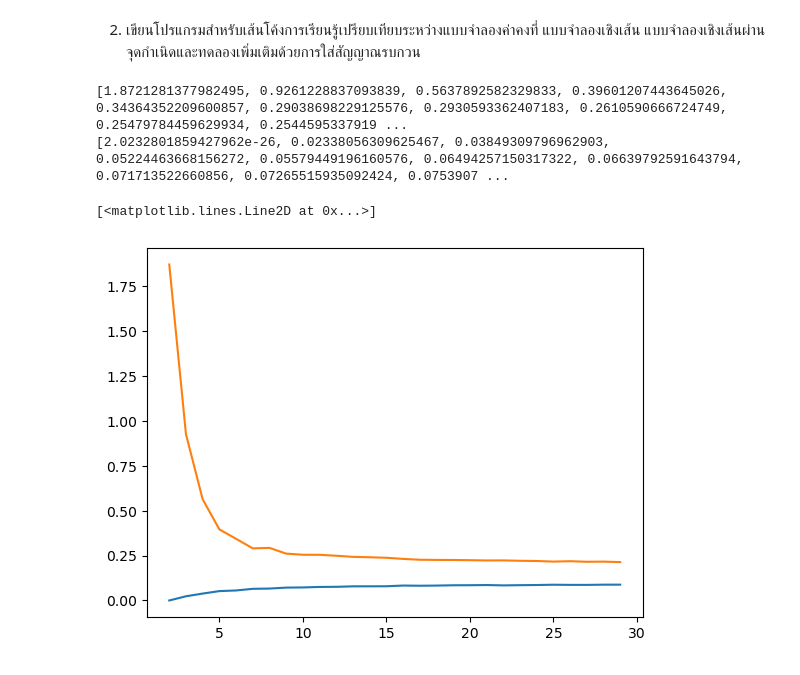
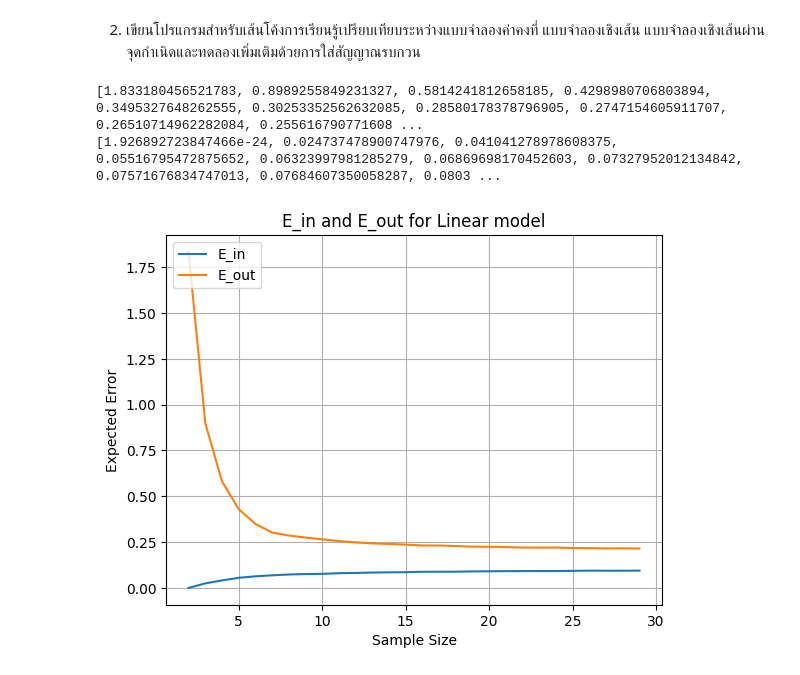
Before and after one commit to BestTP/Machine_Learning, a Jupyter notebook: Generalization.ipynb, the cells around one changed output. Cells and saved outputs as stored; diff of their text form; code cells hidden in the pictures.

Commit message:
Update Generalization.ipynb
add Through the og and linear

```diff
--- a/Generalization.ipynb
+++ b/Generalization.ipynb
@@ -677,7 +677,7 @@ for j in range(2,30):
     AllModel = []
     e_in = []
 
-    for i in range(500):
+    for i in range(2000):
         X = np.random.choice(z.ravel(), size=j, replace=False)
         X = np.array(X)
         X = X.reshape(-1, 1)
@@ -688,36 +688,41 @@ for j in range(2,30):
         theta = Normal_Equation(X_with_intercept, Y)
         listTheta.append(theta)
         w0 = theta[0]
         w1 = theta[1]
         S = 0
         S = np.sum(((w0 + w1*X)-Y)**2)
         mse = S/(2*len(X))
         e_in.append(mse)
 
         y = w0 + w1*x
         AllModel.append(y)
     e_in_all.append(statistics.fmean(e_in))
 
     mean_theta = np.average(listTheta,axis=0)
     arrayY = np.array(np.sin(np.pi * x))
     y_bar = mean_theta[0] + mean_theta[1]*x
     AllModel_array = np.array(AllModel)
 
     a = np.sin(np.pi * z)
 
     bias_value = np.mean((y_bar - arrayY)**2)
     variant_value = np.mean((AllModel_array - y_bar)**2)
     e_out = bias_value + variant_value
     e_out_all.append(e_out)
 
 
 print(e_out_all)
 print(e_in_all)
 
-plt.plot(range(2,len(e_in_all)+2),e_in_all)
-plt.plot(range(2,len(e_out_all)+2),e_out_all)
+plt.plot(range(2, len(e_in_all) + 2), e_in_all, label='E_in')
+plt.plot(range(2, len(e_out_all) + 2), e_out_all, label='E_out')
+plt.legend(loc="upper left")
+plt.xlabel('Sample Size')
+plt.ylabel('Expected Error')
+plt.title('E_in and E_out for Linear model')
+plt.grid(True)
+plt.show()
 # %% [output]
-[1.8721281377982495, 0.9261228837093839, 0.5637892582329833, 0.39601207443645026, 0.34364352209600857, 0.29038698229125576, 0.2930593362407183, 0.2610590666724749, 0.25479784459629934, 0.2544595337919 ...
-[2.0232801859427962e-26, 0.02338056309625467, 0.03849309796962903, 0.05224463668156272, 0.05579449196160576, 0.06494257150317322, 0.06639792591643794, 0.071713522660856, 0.07265515935092424, 0.0753907 ...
+[1.833180456521783, 0.8989255849231327, 0.5814241812658185, 0.4298980706803894, 0.3495327648262555, 0.30253352562632085, 0.28580178378796905, 0.2747154605911707, 0.26510714962282084, 0.255616790771608 ...
+[1.926892723847466e-24, 0.024737478900747976, 0.041041278978608375, 0.05516795472875652, 0.06323997981285279, 0.06869698170452603, 0.07327952012134842, 0.07571676834747013, 0.07684607350058287, 0.0803 ...
-[<matplotlib.lines.Line2D at 0x...>]
-[figure, old version]
+[figure, new version]
```
Also changed, not shown: parts of 4 cells of this notebook.
